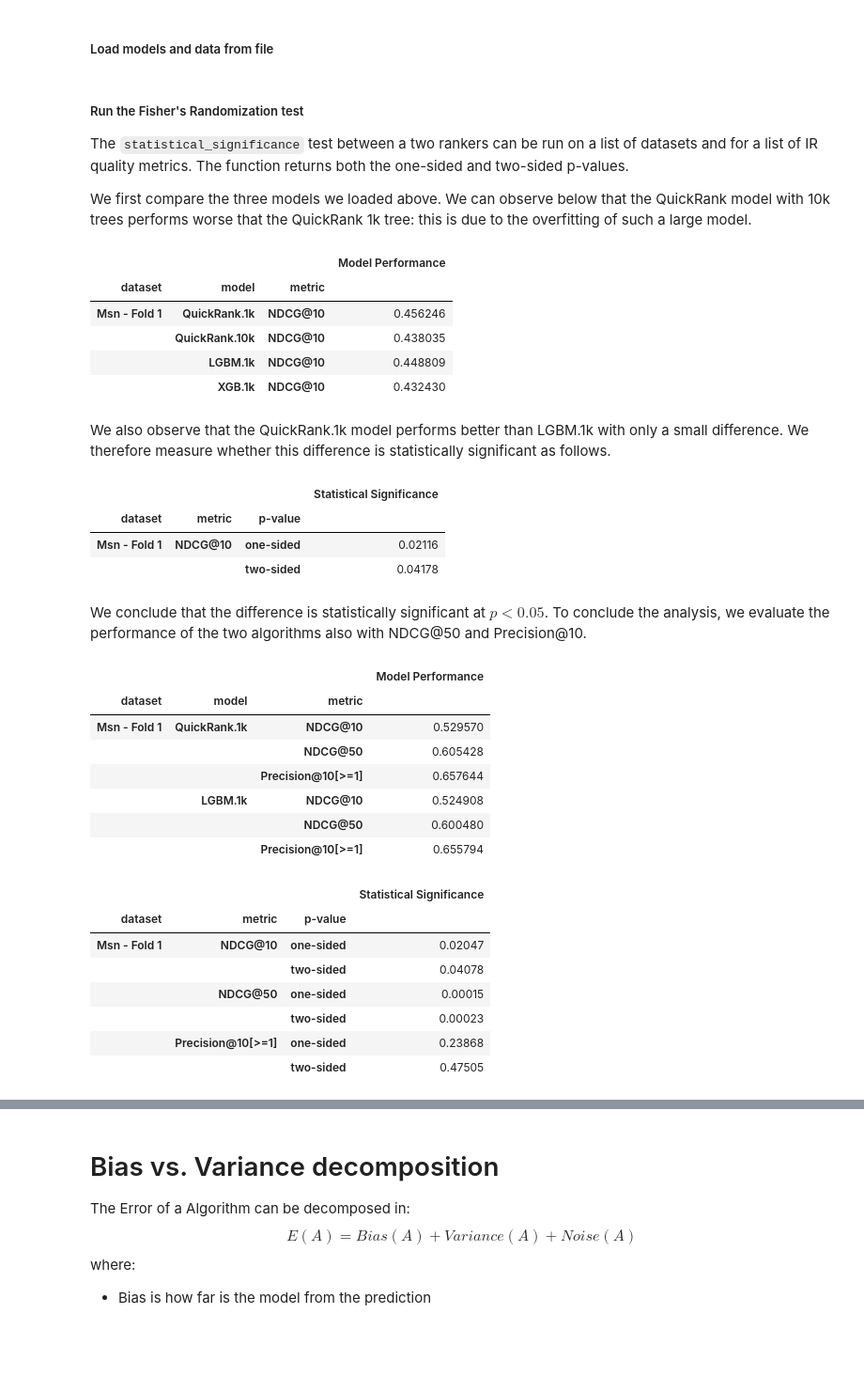
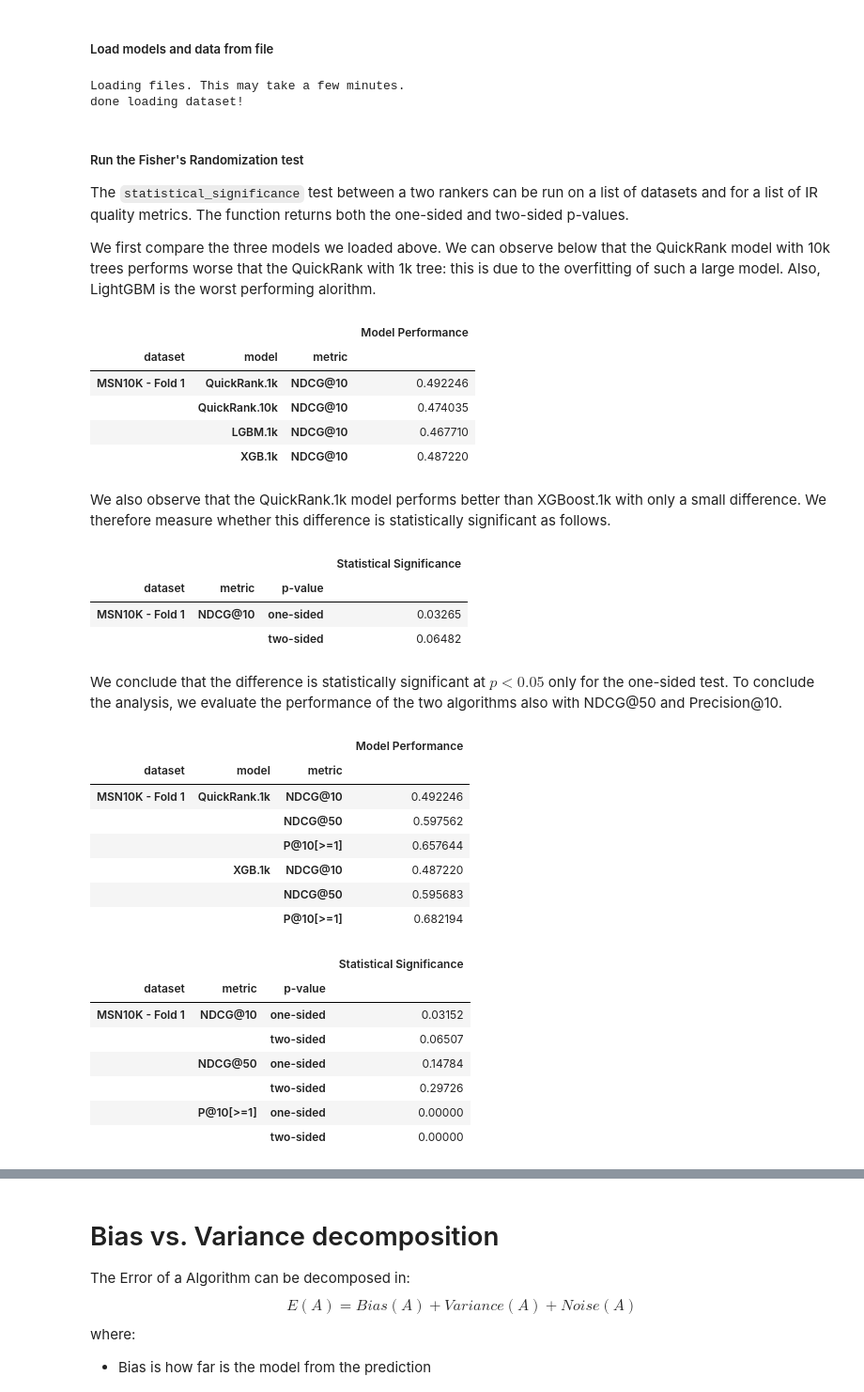
Before and after one commit to hpclab/rankeval, a Jupyter notebook: notebooks/RankEval - Statistical Analysis.ipynb, the cells around one changed output, grey strips where cells are left out. Shown at 94% size. Drawn from its saved outputs; the diff is of its cells as text; code cells hidden in the pictures; blank space fills up the shorter version.

```diff
--- a/notebooks/RankEval - Statistical Analysis.ipynb
+++ b/notebooks/RankEval - Statistical Analysis.ipynb
@@ -29,27 +38,36 @@ from rankeval.analysis.statistical import statistical_significance
 # %% [markdown]
 ##### Load models and data from file
 # %%
-# files
-dataset_file = "/home/rankeval/rankeval_data/msn/dataset/Fold1/test.txt"
+# load models
+qr_1K_file  = "/home/rankeval/rankeval_data/msn10k/models/Fold1/quickrank/msn1.quickrank.LAMBDAMART.20000.32.T1000.xml"
+qr_10K_file = "/home/rankeval/rankeval_data/msn10k/models/Fold1/quickrank/msn1.quickrank.LAMBDAMART.20000.32.T10000.xml"
+lgbm_1K_file= "./LGBM.msn10k.fold-1.lambdarank.leaves-32.lr-5.trees-1000.model"
+xbg_1k_file = "./XGBOOST.msn10k.fold-1.pairwise.d-5.lr-10.trees-1000.model"
 
-qr_1K_file  = "/home/rankeval/rankeval_data/msn/models/Fold1/msn1.quickrank.LAMBDAMART.20000.32.T1000.xml"
-qr_10K_file = "/home/rankeval/rankeval_data/msn/models/Fold1/msn1.quickrank.LAMBDAMART.20000.32.T10000.xml"
-lgbm_1K_file   = "/home/rankeval/rankeval_data/msn/models/Fold1/msn1.lightgbm.LAMBDAMART.1000.32.T1000.model"
-xbg_1k_file = "/home/rankeval/rankeval_data/msn/models/Fold1/msn1.xgboost.LAMBDAMART.1000.5.T1000.model"
-
-# load
 qr_1K   = RTEnsemble(qr_1K_file, name="QuickRank.1k", format="QuickRank")
 qr_10K  = RTEnsemble(qr_10K_file, name="QuickRank.10k", format="QuickRank")
 lgbm_1K = RTEnsemble(lgbm_1K_file, name="LGBM.1k", format="LightGBM")
 xgb_1K = RTEnsemble(xbg_1k_file, name="XGB.1k", format="XGBoost")
 
-msn1 = Dataset.load(dataset_file, name="Msn - Fold 1")
+# load data
+dataset_container = load_dataset(dataset_name='msn10k',
+                                fold='1',
+                                download_if_missing=True,
+                                force_download=False,
+                                with_models=False)
+
+# we use the test dataset here
+msn1 = dataset_container.test_dataset
+msn1.name = "MSN10K - Fold 1"
+# %% [output]
+Loading files. This may take a few minutes.
+done loading dataset!
 # %% [markdown]
 ##### Run the Fisher's Randomization test
 
 The `statistical_significance` test between a two rankers can be run on a list of datasets and for a list of IR quality metrics. The function returns both the one-sided and two-sided p-values.
 
-We first compare the three models we loaded above. We can observe below that the QuickRank model with 10k trees performs worse that the QuickRank 1k tree: this is due to the overfitting of such a large model.
+We first compare the three models we loaded above. We can observe below that the QuickRank model with 10k trees performs worse that the QuickRank with 1k tree: this is due to the overfitting of such a large model. Also, LightGBM is the worst performing alorithm.
 # %%
 from rankeval.analysis.effectiveness import model_performance
 
@@ -62,54 +80,54 @@ perf.to_dataframe()
 # %% [output]
 |  |  |  | Model Performance |
 | dataset | model | metric |  |
-| Msn - Fold 1 | QuickRank.1k | NDCG@10 | 0.456246 |
-|  | QuickRank.10k | NDCG@10 | 0.438035 |
-|  | LGBM.1k | NDCG@10 | 0.448809 |
-|  | XGB.1k | NDCG@10 | 0.432430 |
+| MSN10K - Fold 1 | QuickRank.1k | NDCG@10 | 0.492246 |
+|  | QuickRank.10k | NDCG@10 | 0.474035 |
+|  | LGBM.1k | NDCG@10 | 0.467710 |
+|  | XGB.1k | NDCG@10 | 0.487220 |
 # %% [markdown]
-We also observe that the QuickRank.1k model performs better than LGBM.1k with only a small difference. We therefore measure whether this difference is statistically significant as follows.
+We also observe that the QuickRank.1k model performs better than XGBoost.1k with only a small difference. We therefore measure whether this difference is statistically significant as follows.
 # %%
 stat_sig = statistical_significance(datasets=[msn1],
-                                    model_a=qr_1K, model_b=lgbm_1K,
+                                    model_a=qr_1K, model_b=xgb_1K,
                                     metrics=[ndcg_10],
                                     n_perm=100000 )
 stat_sig.to_dataframe()
 # %% [output]
 |  |  |  | Statistical Significance |
 | dataset | metric | p-value |  |
-| Msn - Fold 1 | NDCG@10 | one-sided | 0.02116 |
-|  |  | two-sided | 0.04178 |
+| MSN10K - Fold 1 | NDCG@10 | one-sided | 0.03265 |
+|  |  | two-sided | 0.06482 |
 # %% [markdown]
-We conclude that the difference is statistically significant at $p<0.05$. To conclude the analysis, we evaluate the performance of the two algorithms also with NDCG@50 and Precision@10.
+We conclude that the difference is statistically significant at $p<0.05$ only for the one-sided test. To conclude the analysis, we evaluate the performance of the two algorithms also with NDCG@50 and Precision@10.
 # %%
 ndcg_50 = NDCG(cutoff=50)
 prec_10 = Precision(cutoff=10)
 
 perf = model_performance(datasets=[msn1],
-                         models=[qr_1K, lgbm_1K],
+                         models=[qr_1K, xgb_1K],
                          metrics=[ndcg_10, ndcg_50, prec_10])
 perf.to_dataframe()
 # %% [output]
 |  |  |  | Model Performance |
 | dataset | model | metric |  |
-| Msn - Fold 1 | QuickRank.1k | NDCG@10 | 0.529570 |
-|  |  | NDCG@50 | 0.605428 |
-|  |  | Precision@10[>=1] | 0.657644 |
-|  | LGBM.1k | NDCG@10 | 0.524908 |
-|  |  | NDCG@50 | 0.600480 |
-|  |  | Precision@10[>=1] | 0.655794 |
+| MSN10K - Fold 1 | QuickRank.1k | NDCG@10 | 0.492246 |
+|  |  | NDCG@50 | 0.597562 |
+|  |  | P@10[>=1] | 0.657644 |
+|  | XGB.1k | NDCG@10 | 0.487220 |
+|  |  | NDCG@50 | 0.595683 |
+|  |  | P@10[>=1] | 0.682194 |
 # %%
 stat_sig = statistical_significance(datasets=[msn1],
-                                    model_a=qr_1K, model_b=lgbm_1K,
+                                    model_a=qr_1K, model_b=xgb_1K,
                                     metrics=[ndcg_10, ndcg_50, prec_10],
                                     n_perm=100000 )
 stat_sig.to_dataframe()
 # %% [output]
 |  |  |  | Statistical Significance |
 | dataset | metric | p-value |  |
-| Msn - Fold 1 | NDCG@10 | one-sided | 0.02047 |
-|  |  | two-sided | 0.04078 |
-|  | NDCG@50 | one-sided | 0.00015 |
-|  |  | two-sided | 0.00023 |
-|  | Precision@10[>=1] | one-sided | 0.23868 |
-|  |  | two-sided | 0.47505 |
+| MSN10K - Fold 1 | NDCG@10 | one-sided | 0.03152 |
+|  |  | two-sided | 0.06507 |
+|  | NDCG@50 | one-sided | 0.14784 |
+|  |  | two-sided | 0.29726 |
+|  | P@10[>=1] | one-sided | 0.00000 |
+|  |  | two-sided | 0.00000 |
```
Also changed, not shown: parts of 7 cells of this notebook, 4 other files.
